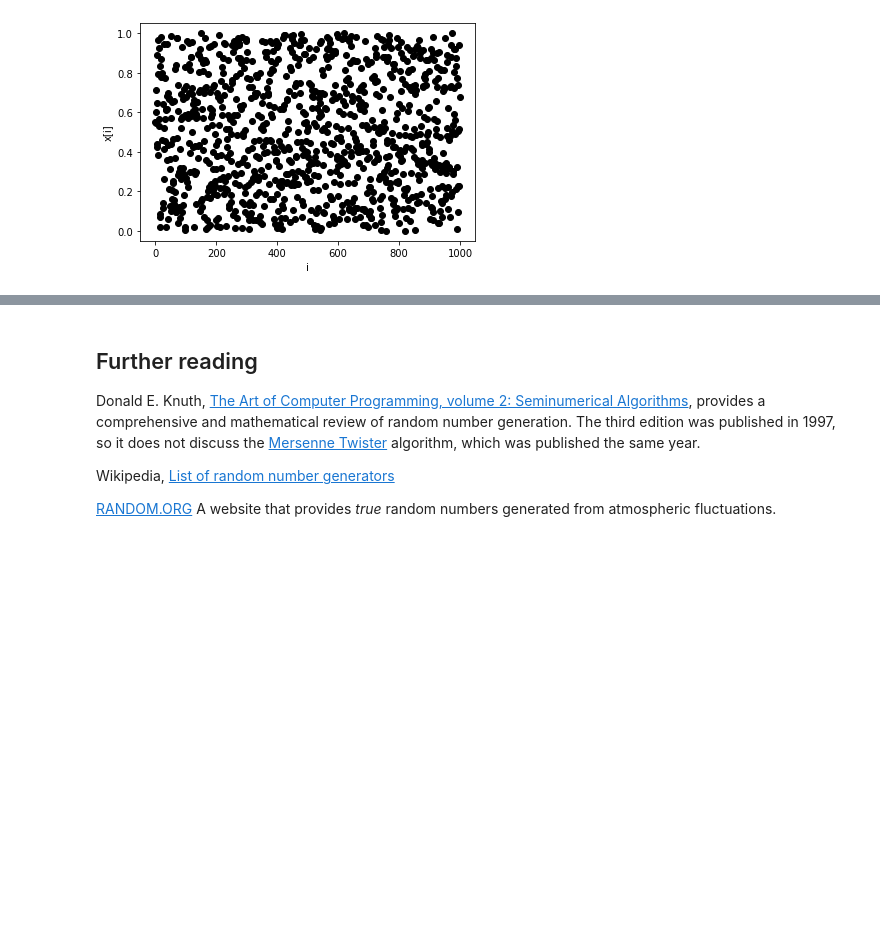
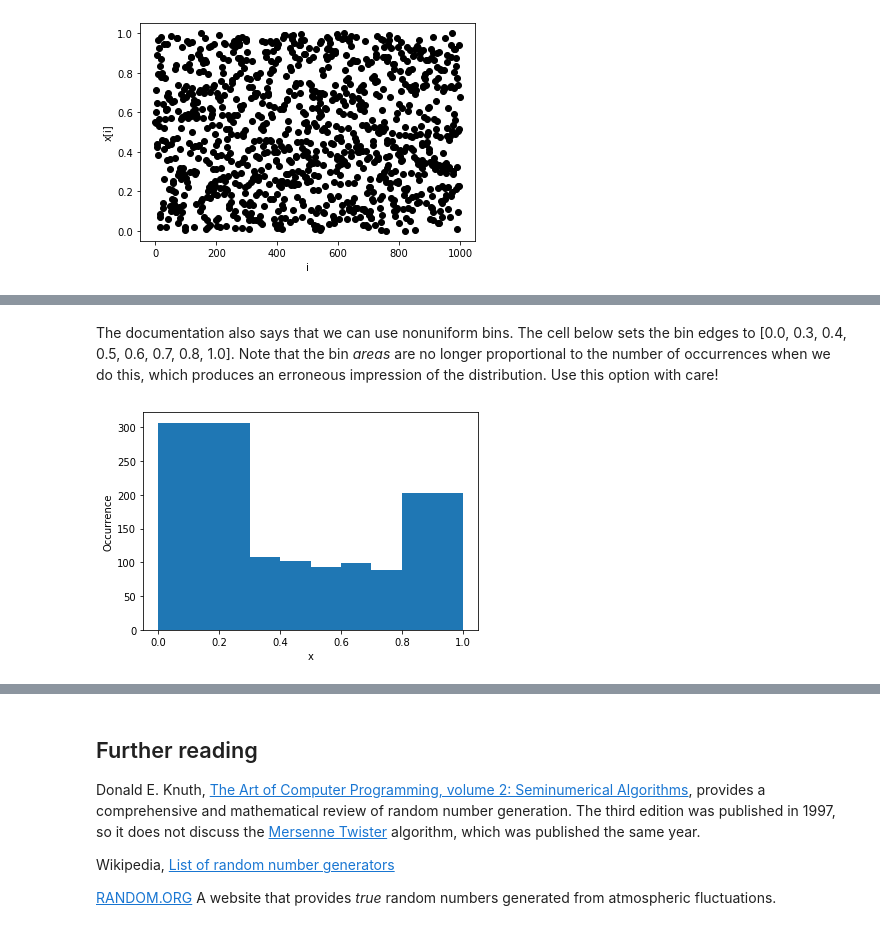
Before and after one commit to jsdodge/data-analysis-python, a Jupyter notebook: notebooks/1.0-Random-numbers.ipynb, the cells around one changed output, grey strips where cells are left out. Cells and saved outputs as stored; diff of their text form; code cells hidden in the pictures; blank space fills up the shorter version.

```diff
--- a/notebooks/1.0-Random-numbers.ipynb
+++ b/notebooks/1.0-Random-numbers.ipynb
@@ -255,0 +316,13 @@ plt.ylabel('Occurrence');
+# %% [markdown]
+The documentation also says that we can use nonuniform bins. The cell below sets the bin edges to \[0.0, 0.3, 0.4, 0.5, 0.6, 0.7, 0.8, 1.0\]. Note that the bin *areas* are no longer proportional to the number of occurrences when we do this, which produces an erroneous impression of the distribution. Use this option with care!
+# %%
+N = 1000
+random.seed(0)
+x = random.rand(N)
+edges = [0.0, 0.3, 0.4, 0.5, 0.6, 0.7, 0.8, 1.0]
+
+plt.hist(x, bins=edges)
+plt.xlabel('x')
+plt.ylabel('Occurrence');
+# %% [output]
+[figure, added]
```
Also changed, not shown: parts of 36 cells of this notebook, 1 other file.
